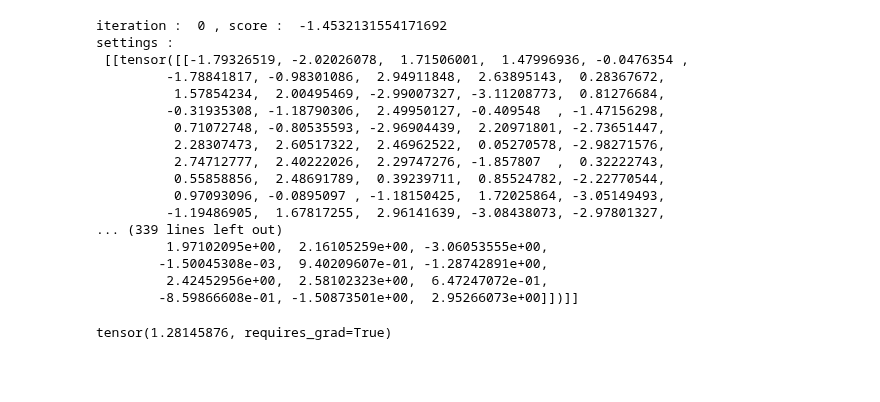
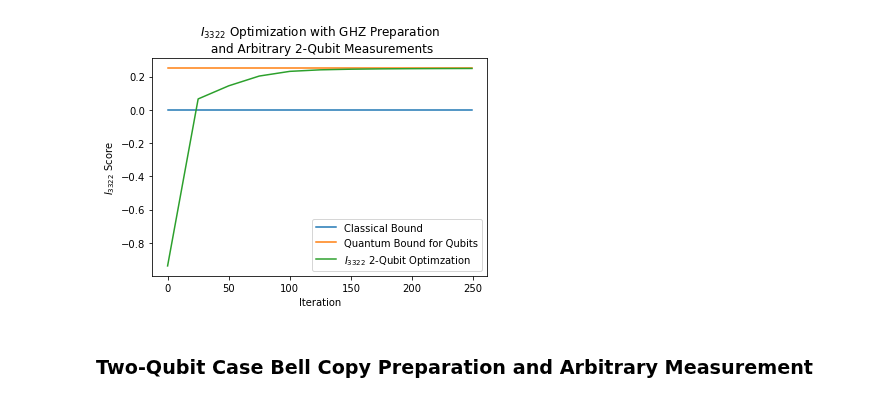
Before and after one commit to ChitambarLab/qNetVO, a Jupyter notebook: notebook/bipartite_nonsignaling_I3322_violations_by_dimension.ipynb, the cells around one changed output. Saved outputs shown, nothing was run; the diff lists cells and outputs as text; code cells hidden in the pictures; blank space fills up the shorter version.

```diff
--- a/notebook/bipartite_nonsignaling_I3322_violations_by_dimension.ipynb
+++ b/notebook/bipartite_nonsignaling_I3322_violations_by_dimension.ipynb
@@ -126,0 +328,18 @@ plt.show()
+# %%
+n_local_qubits = 2
+
+ghz_prepare_nodes = [QNopt.PrepareNode(1,range(2*n_local_qubits),QNopt.ghz_state_preparation, 0)]
+arb_measure_nodes = [
+    QNopt.MeasureNode(3,2, [0,1], qml.templates.subroutines.ArbitraryUnitary, 4**(n_local_qubits) - 1),
+    QNopt.MeasureNode(3,2, [2,3], qml.templates.subroutines.ArbitraryUnitary, 4**(n_local_qubits) - 1)
+]
+
+ghz_arb_ansatz = QNopt.NetworkAnsatz(ghz_prepare_nodes, arb_measure_nodes)
+# %%
+%%time
+
+np.random.seed(1)  # optimization is susceptible to local optima, fixing initial conditions for good example
+ghz_arb_settings = ghz_arb_ansatz.rand_scenario_settings()
+I_3322_cost_ghz_arb = _I_3322_expval_cost(ghz_arb_ansatz)
+
+ghz_arb_opt_dict = QNopt.gradient_descent(I_3322_cost_ghz_arb, ghz_arb_settings, step_size = 0.2, num_steps=250)
@@ -127 +359,16 @@ plt.show()
+# %%
+plt.plot(ghz_arb_opt_dict["samples"], [0]*len(ghz_arb_opt_dict["samples"]), label = "Classical Bound")
+plt.plot(ghz_arb_opt_dict["samples"], [0.25]*len(ghz_arb_opt_dict["samples"]), label = "Quantum Bound for Qubits")
+
+plt.plot(ghz_arb_opt_dict["samples"], ghz_arb_opt_dict["scores"], label = r"$I_{3322}$" + f" {2}-Qubit Optimzation")
+
+plt.title(r"$I_{3322}$ Optimization with GHZ Preparation" +  "\n and Arbitrary 2-Qubit Measurements")
+plt.xlabel("Iteration")
+plt.ylabel(r"$I_{3322}$ Score")
+plt.legend()
+plt.show()
+# %% [output]
+[figure, added]
+# %% [markdown]
+### Two-Qubit Case Bell Copy Preparation and Arbitrary Measurement
 # %%
@@ -137,24 +383,0 @@ qubit_ansatz2 = QNopt.NetworkAnsatz(prepare_nodes, measure_nodes)
-# %%
-
-init_settings = qubit_ansatz2.rand_scenario_settings()
-I_3322_cost2 = _I_3322_cost(qubit_ansatz2)
-
-QNopt.gradient_descent(I_3322_cost2, init_settings, step_size = 0.1, num_steps=300)
-# %% [output]
-iteration :  0 , score :  -1.4532131554171692
-settings :
- [[tensor([[-1.79326519, -2.02026078,  1.71506001,  1.47996936, -0.0476354 ,
-         -1.78841817, -0.98301086,  2.94911848,  2.63895143,  0.28367672,
-          1.57854234,  2.00495469, -2.99007327, -3.11208773,  0.81276684,
-         -0.31935308, -1.18790306,  2.49950127, -0.409548  , -1.47156298,
-          0.71072748, -0.80535593, -2.96904439,  2.20971801, -2.73651447,
-          2.28307473,  2.60517322,  2.46962522,  0.05270578, -2.98271576,
-          2.74712777,  2.40222026,  2.29747276, -1.857807  ,  0.32222743,
-          0.55858856,  2.48691789,  0.39239711,  0.85524782, -2.22770544,
-          0.97093096, -0.0895097 , -1.18150425,  1.72025864, -3.05149493,
-         -1.19486905,  1.67817255,  2.96141639, -3.08438073, -2.97801327,
-... (339 lines left out)
-         1.97102095e+00,  2.16105259e+00, -3.06053555e+00,
-        -1.50045308e-03,  9.40209607e-01, -1.28742891e+00,
-         2.42452956e+00,  2.58102323e+00,  6.47247072e-01,
-        -8.59866608e-01, -1.50873501e+00,  2.95266073e+00]])]]
@@ -163,4 +383,0 @@ scenario_settings = ansatz.rand_scenario_settings()
-# %%
-I_3322_cost(scenario_settings)
-# %% [output]
-tensor(1.28145876, requires_grad=True)
```
Also changed, not shown: parts of 36 cells of this notebook.
